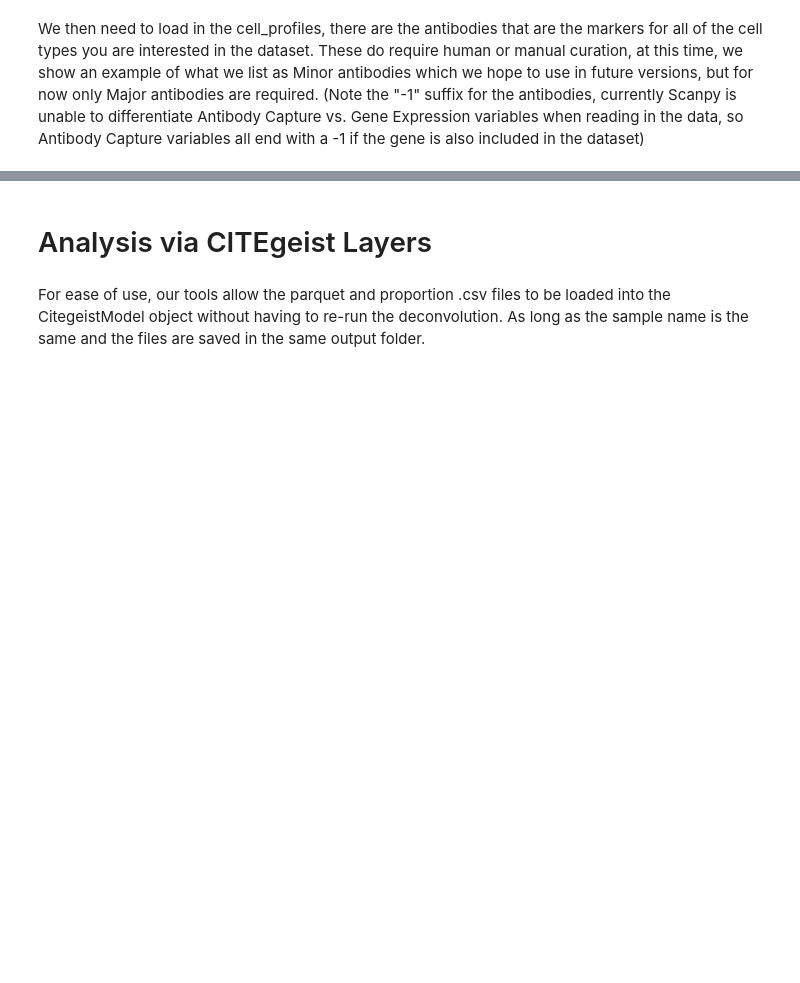
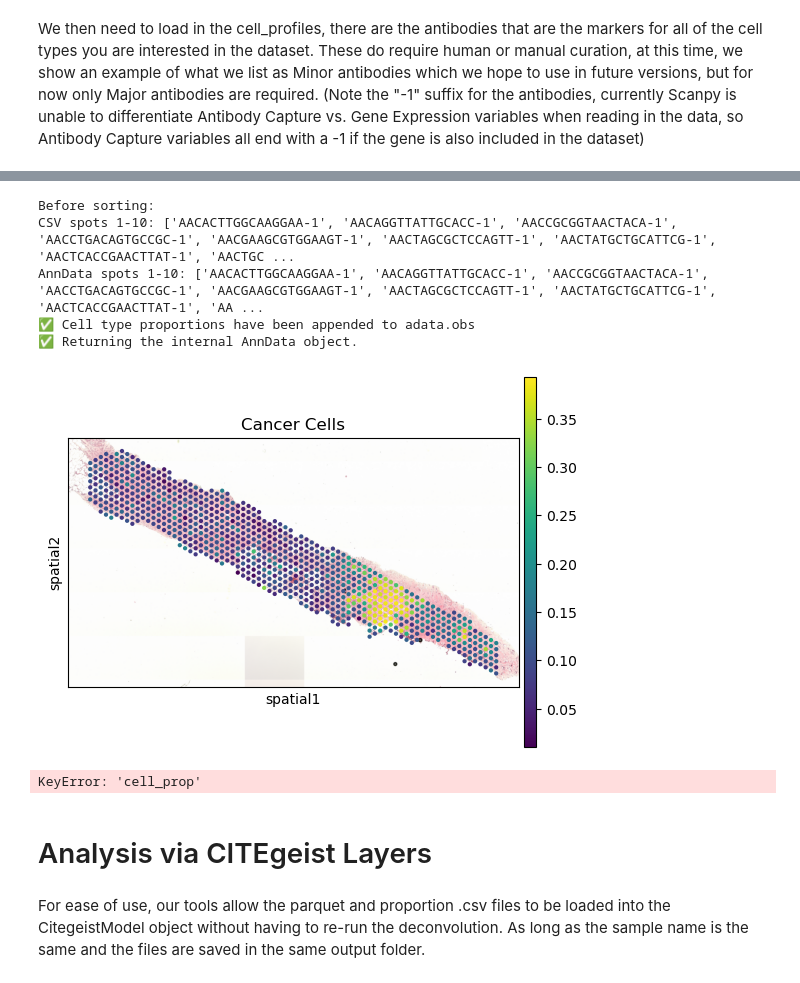
Before and after one commit to leeoesterreich/CITEgeist, a Jupyter notebook: examples/vignette_1_biopsy_heterogeneity.ipynb, the cells around one changed output, grey strips where cells are left out. Drawn from its saved outputs; the diff is of its cells as text; code cells hidden in the pictures; blank space fills up the shorter version.

```diff
--- a/examples/vignette_1_biopsy_heterogeneity.ipynb
+++ b/examples/vignette_1_biopsy_heterogeneity.ipynb
@@ -79,7 +90,9 @@ model.load_cell_profile_dict(cell_profiles)
 # Split into gene expression and antibody capture datasets
 model.split_adata()
 
-model.filter_gex(nonzero_percentage=0.01, mean_expression_threshold=1.1)
+model.filter_gex(nonzero_percentage=0.01, mean_expression_threshold=1.1, min_counts=10)
+
+model.copy_gex_to_protein_adata()
 
 # Preprocess datasets
 model.preprocess_gex()
@@ -89,11 +102,12 @@ print(model)
 # Register Gurobi license
 model.register_gurobi("/ihome/crc/install/gurobi/gurobi1102/linux64/lic/gurobi.lic")
 
-# Run cell proportion model
-model.run_cell_proportion_model(alpha=0.9)
+
+global_cell_type_proportions_df, finetuned_cell_type_proportions_df = model.run_cell_proportion_model()
+
 
 # Plot cell proportions (Append cell proportions)
-model.append_proportions_to_adata()
+model.append_proportions_to_adata(key='global')
 
 # Run gene expression model (if needed)
 # model.run_gex_model()
@@ -113,3 +162,15 @@ sc.pl.spatial(prop_adata, color = "CD8 T Cells")
+# %%
+# Plot cell proportions (Append cell proportions)
+model.append_proportions_to_adata(key='finetuned')
+prop_adata = model.get_adata()
+sc.pl.spatial(prop_adata, color = "Cancer Cells")
+# %% [output]
+Before sorting:
+CSV spots 1-10: ['AACACTTGGCAAGGAA-1', 'AACAGGTTATTGCACC-1', 'AACCGCGGTAACTACA-1', 'AACCTGACAGTGCCGC-1', 'AACGAAGCGTGGAAGT-1', 'AACTAGCGCTCCAGTT-1', 'AACTATGCTGCATTCG-1', 'AACTCACCGAACTTAT-1', 'AACTGC ...
+AnnData spots 1-10: ['AACACTTGGCAAGGAA-1', 'AACAGGTTATTGCACC-1', 'AACCGCGGTAACTACA-1', 'AACCTGACAGTGCCGC-1', 'AACGAAGCGTGGAAGT-1', 'AACTAGCGCTCCAGTT-1', 'AACTATGCTGCATTCG-1', 'AACTCACCGAACTTAT-1', 'AA ...
+✅ Cell type proportions have been appended to adata.obs
+✅ Returning the internal AnnData object.
+[figure, added]
 # %%
 
 pass1_results = model.run_cell_expression_pass1(
@@ -121,6 +182,8 @@ pass1_results = model.run_cell_expression_pass1(
             output_dir="checkpoints",
             rerun=True
         )
+# %% [output]
+KeyError: 'cell_prop'
 # %%
 # Plot cell proportions (Append cell proportions)
 model.append_gex_to_adata()
```
Also changed, not shown: parts of 9 cells of this notebook, 5 other files.
